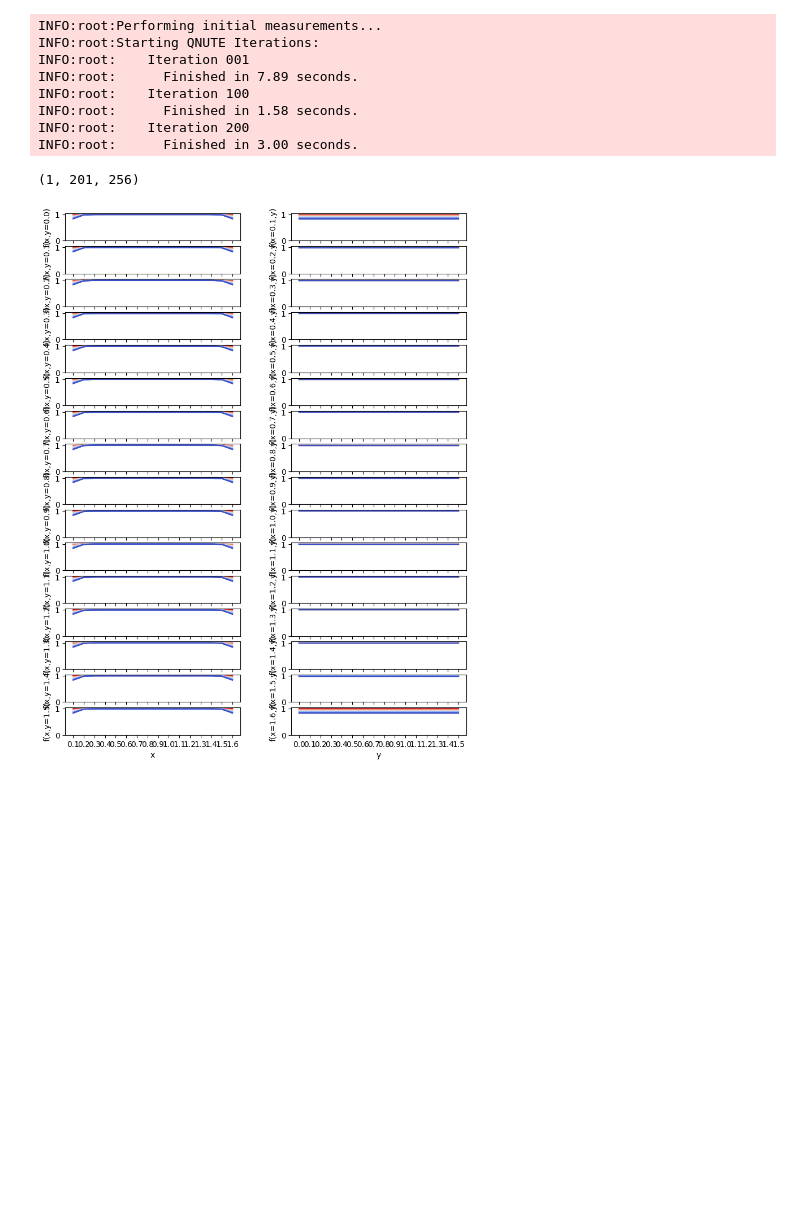
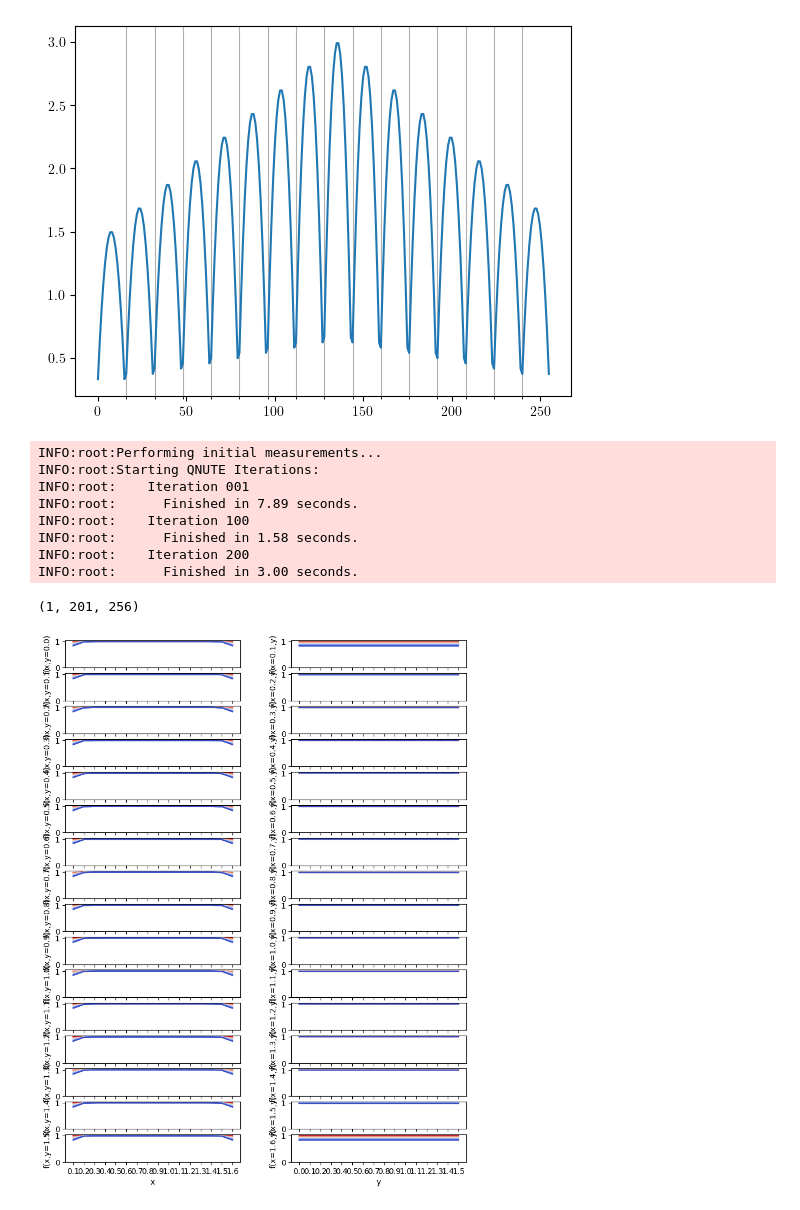
Before and after one commit to KnightShuffler/Quantum-Non-Unitary-Time-Evolution-Public-, a Jupyter notebook: sandbox.ipynb, the cells around one changed output. Cells and saved outputs as stored; diff of their text form; code cells hidden in the pictures; blank space fills up the shorter version.

```diff
--- a/sandbox.ipynb
+++ b/sandbox.ipynb
@@ -1,3 +211,27 @@
+# %%
+import numpy as np
+import matplotlib.pyplot as plt
+%matplotlib inline
+
+a = 1.0
+b = 2.0
+h = b-a
+Nx = 2**4
+slope = 2*(b-a)/Nx
+f1 = np.zeros(Nx,dtype=np.float64)
+f1[0:Nx//2] = slope*np.arange(Nx//2)
+f1[Nx//2:Nx] = h - slope*(np.arange(Nx//2,Nx)-(Nx//2))
+
+c = 1.5
+x = np.arange(1, Nx+1)
+g1 = 4.0*c/(Nx+1)**2 * ((Nx+1)*x - x**2) # Inverted Parabola with zeros at x=0 and x=Nx, with max height c at x=Nx/2
+
+plt.plot(np.arange(Nx**2), np.kron(f1+a, g1))
+plt.xticks(np.arange(0,Nx**2, Nx),minor='true')
+plt.grid(True,which='minor')
+plt.show()
+# %% [output]
+[figure, added]
 # %%
 from tests.heat_eqn.simulate_multidim import run_heat_eqn_simulation
 from tests.heat_eqn.input_handler import ExperimentInput
```
Also changed, not shown: parts of 11 cells of this notebook.
